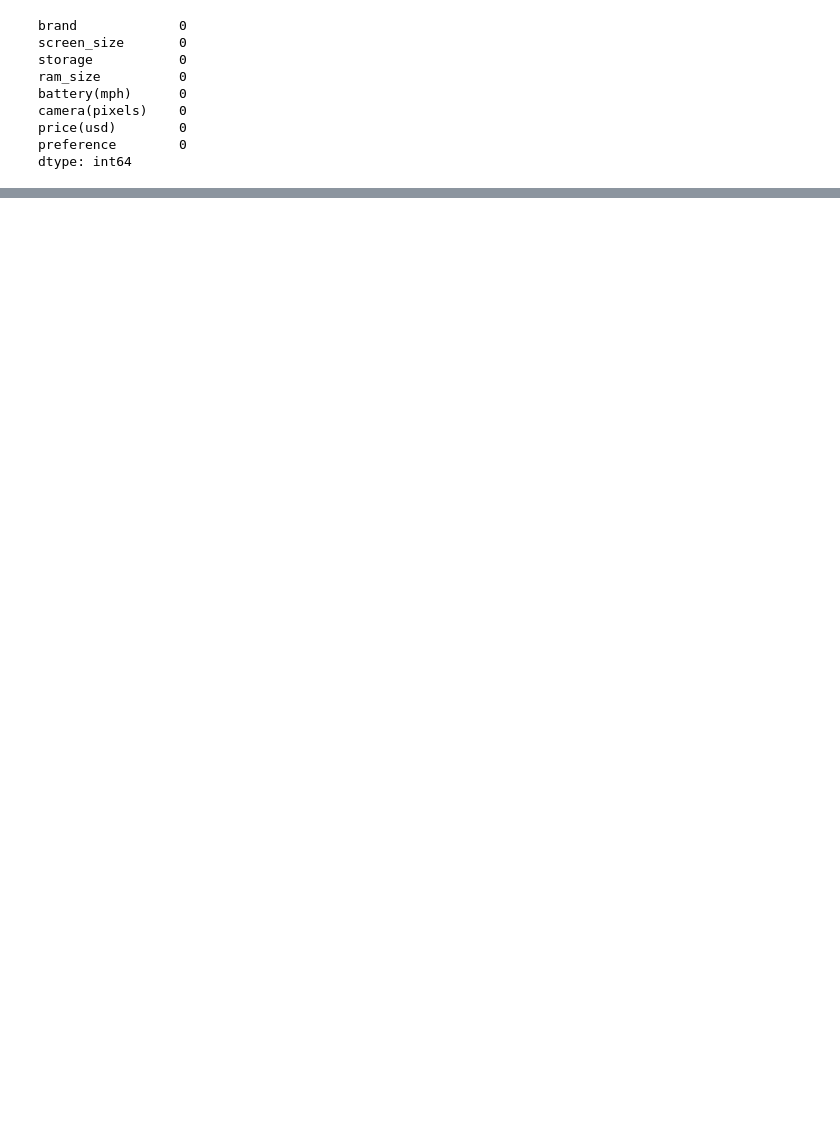
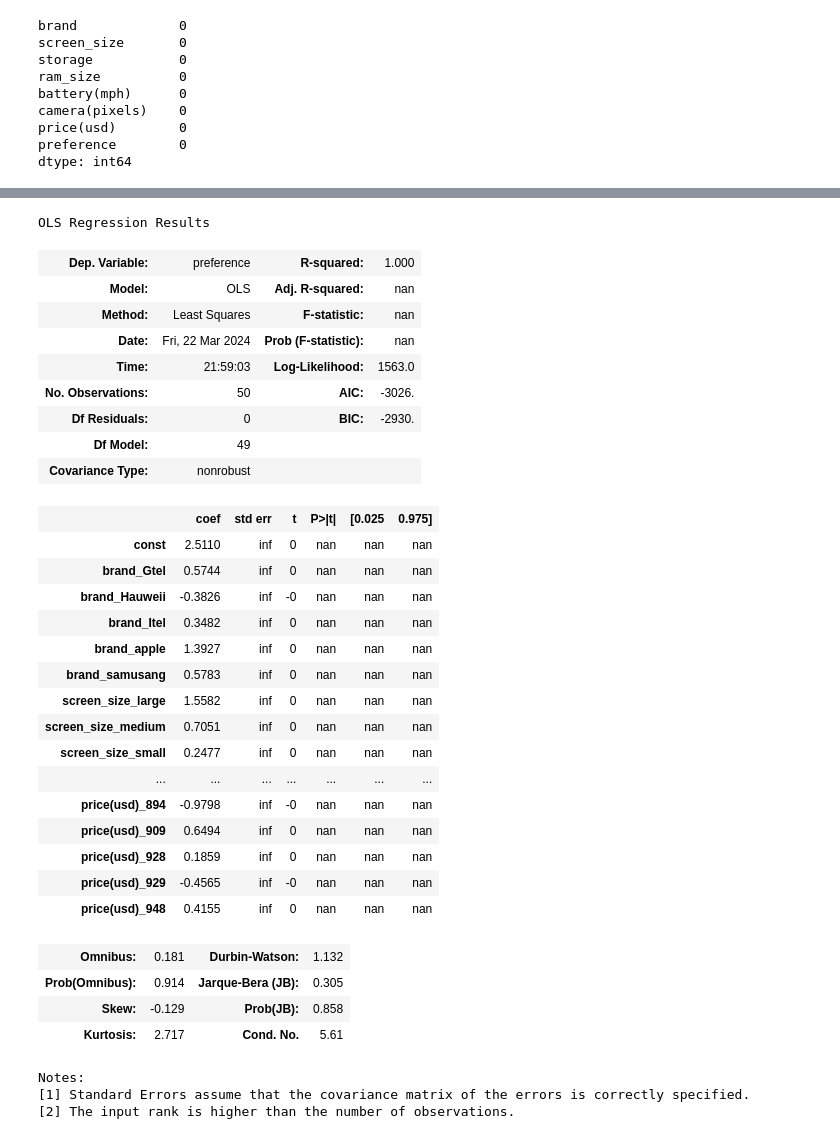
Before and after one commit to kudzaiprichard/smartphone-conjoint-analysis, a Jupyter notebook: conjoint_analysis.ipynb, the cells around one changed output, grey strips where cells are left out. Cells and saved outputs as stored; diff of their text form; code cells hidden in the pictures; blank space fills up the shorter version.

```diff
--- a/conjoint_analysis.ipynb
+++ b/conjoint_analysis.ipynb
@@ -127,0 +160,36 @@ sns.heatmap(smartphones_corr, annot=True)
+# %%
+result.summary()
+# %% [output]
+OLS Regression Results
+| Dep. Variable: | preference | R-squared: | 1.000 |
+| Model: | OLS | Adj. R-squared: | nan |
+| Method: | Least Squares | F-statistic: | nan |
+| Date: | Fri, 22 Mar 2024 | Prob (F-statistic): | nan |
+| Time: | 21:59:03 | Log-Likelihood: | 1563.0 |
+| No. Observations: | 50 | AIC: | -3026. |
+| Df Residuals: | 0 | BIC: | -2930. |
+| Df Model: | 49 |  |  |
+| Covariance Type: | nonrobust |  |  |
+|  | coef | std err | t | P>|t| | [0.025 | 0.975] |
+| const | 2.5110 | inf | 0 | nan | nan | nan |
+| brand_Gtel | 0.5744 | inf | 0 | nan | nan | nan |
+| brand_Hauweii | -0.3826 | inf | -0 | nan | nan | nan |
+| brand_Itel | 0.3482 | inf | 0 | nan | nan | nan |
+| brand_apple | 1.3927 | inf | 0 | nan | nan | nan |
+| brand_samusang | 0.5783 | inf | 0 | nan | nan | nan |
+| screen_size_large | 1.5582 | inf | 0 | nan | nan | nan |
+| screen_size_medium | 0.7051 | inf | 0 | nan | nan | nan |
+| screen_size_small | 0.2477 | inf | 0 | nan | nan | nan |
+| ... | ... | ... | ... | ... | ... | ... |
+| price(usd)_894 | -0.9798 | inf | -0 | nan | nan | nan |
+| price(usd)_909 | 0.6494 | inf | 0 | nan | nan | nan |
+| price(usd)_928 | 0.1859 | inf | 0 | nan | nan | nan |
+| price(usd)_929 | -0.4565 | inf | -0 | nan | nan | nan |
+| price(usd)_948 | 0.4155 | inf | 0 | nan | nan | nan |
+| Omnibus: | 0.181 | Durbin-Watson: | 1.132 |
+| Prob(Omnibus): | 0.914 | Jarque-Bera (JB): | 0.305 |
+| Skew: | -0.129 | Prob(JB): | 0.858 |
+| Kurtosis: | 2.717 | Cond. No. | 5.61 |
+Notes:
+[1] Standard Errors assume that the covariance matrix of the errors is correctly specified.
+[2] The input rank is higher than the number of observations.
```
Also changed, not shown: parts of 19 cells of this notebook.
